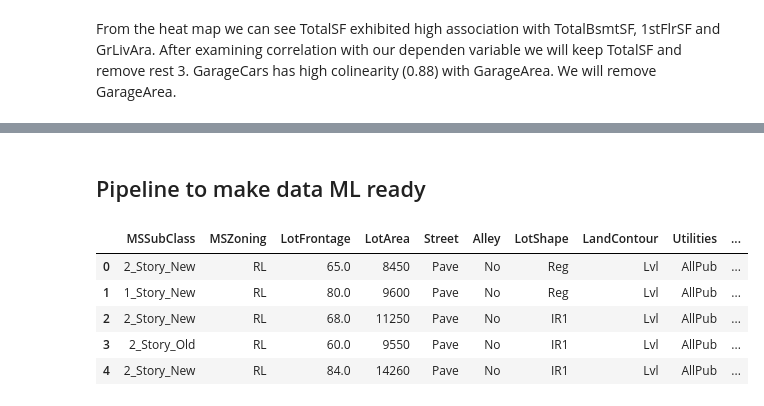
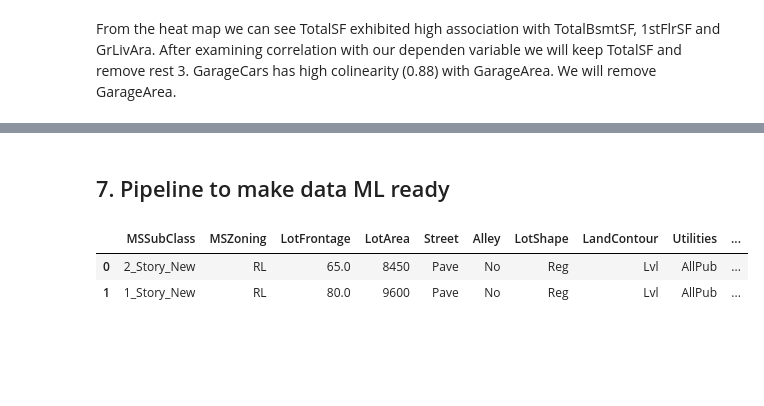
Before and after one commit to parthapbn/PythonProjects, a Jupyter notebook: ML_Kaggle/House_Price/housePrice.ipynb, the cells around one changed output, grey strips where cells are left out. Cells and saved outputs as stored; diff of their text form; code cells hidden in the pictures; blank space fills up the shorter version.

```diff
--- a/ML_Kaggle/House_Price/housePrice.ipynb
+++ b/ML_Kaggle/House_Price/housePrice.ipynb
@@ -13,6 +13,9 @@ os.getcwd()
 # Basic imports
 import numpy as np
 import pandas as pd
+# %%
+pd.set_option('display.max_columns', None)
+pd.set_option('display.max_rows', 10)
 # %%
 # setting up the visualization basics
 import matplotlib.pyplot as plt
@@ -25,9 +28,6 @@ import warnings
 warnings.filterwarnings(action= 'ignore')
 # %% [markdown]
 ### 2. Data upload and initial exploration
-# %%
-pd.set_option('display.max_columns', None)
-pd.set_option('display.max_rows', 100)
 # %%
 housingTrain = pd.read_csv("train.csv")
 housingTest= pd.read_csv("test.csv")
@@ -625,12 +325,9 @@ plotLearningCurve(lin_reg, X_train_trns, y_train)
 # %% [markdown]
-## Pipeline to make data ML ready ##
+## 7. Pipeline to make data ML ready ##
 # %%
-trainData.head()
+trainData.head(2)
 # %% [output]
 |  | MSSubClass | MSZoning | LotFrontage | LotArea | Street | Alley | LotShape | LandContour | Utilities | ... |
 | 0 | 2_Story_New | RL | 65.0 | 8450 | Pave | No | Reg | Lvl | AllPub | ... |
 | 1 | 1_Story_New | RL | 80.0 | 9600 | Pave | No | Reg | Lvl | AllPub | ... |
-| 2 | 2_Story_New | RL | 68.0 | 11250 | Pave | No | IR1 | Lvl | AllPub | ... |
-| 3 | 2_Story_Old | RL | 60.0 | 9550 | Pave | No | IR1 | Lvl | AllPub | ... |
-| 4 | 2_Story_New | RL | 84.0 | 14260 | Pave | No | IR1 | Lvl | AllPub | ... |
 # %%
```
Also changed, not shown: parts of 66 cells of this notebook, 1 other file.
